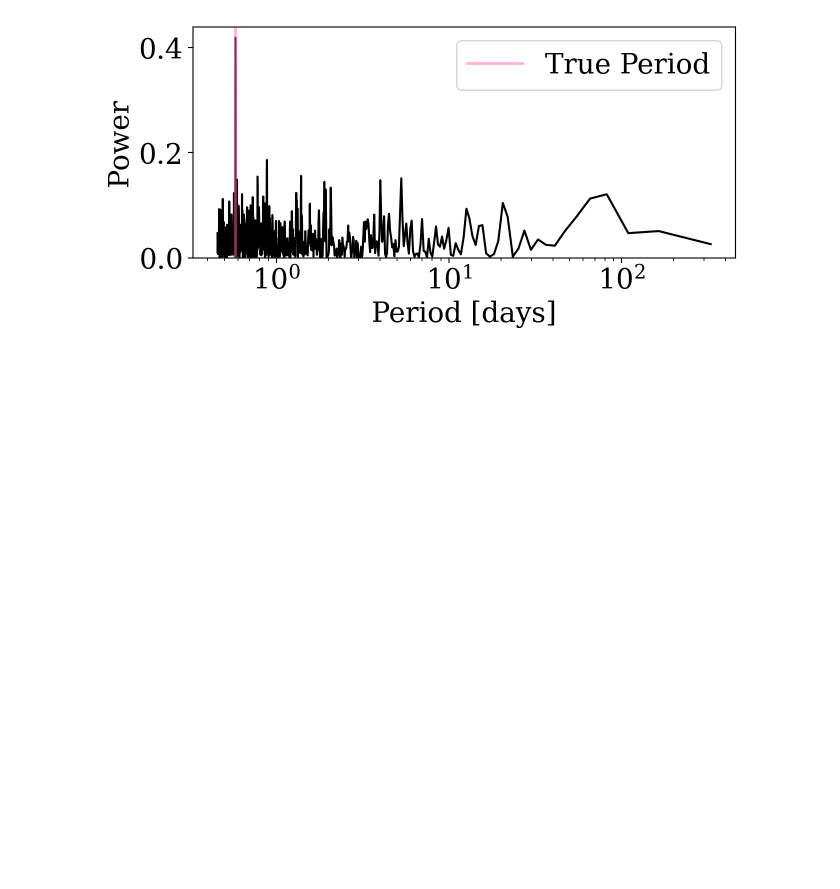
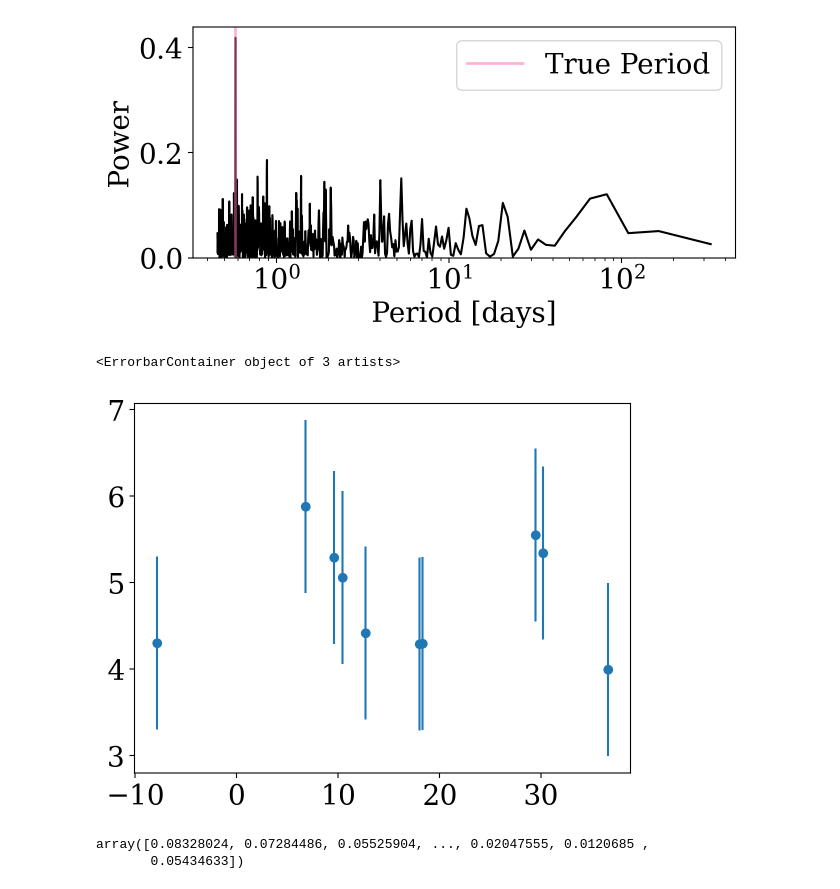
Before and after one commit to AndyTza/PeriodicLSSTScaps, a Jupyter notebook: tutorials/[Tutorial 3.0 - 23] - Single Band Astropy LombScargle Implementation.ipynb, the cells around one changed output. Cells and saved outputs as stored; diff of their text form; code cells hidden in the pictures; blank space fills up the shorter version.

```diff
--- a/tutorials/[Tutorial 3.0 - 23] - Single Band Astropy LombScargle Implementation.ipynb
+++ b/tutorials/[Tutorial 3.0 - 23] - Single Band Astropy LombScargle Implementation.ipynb
@@ -110,3 +120,13 @@ plt.minorticks_on
 # %% [output]
 <function matplotlib.pyplot.minorticks_on()>
 [figure]
+# %%
+N = 10
+times = np.linspace(0, 8*np.pi, N) + np.random.normal(2, 1e1, N)
+fluxes = np.sin(0.3 * times) + np.random.normal(0, 0.03, N) + 5
+eers = 1 + np.zeros(N)
+# %%
+plt.errorbar(times, fluxes, yerr=eers, fmt='o')
+# %% [output]
+<ErrorbarContainer object of 3 artists>
+[figure, added]
@@ -112,0 +146,5 @@ plt.minorticks_on
+# %%
+power
+# %% [output]
+array([0.08328024, 0.07284486, 0.05525904, ..., 0.02047555, 0.0120685 ,
+       0.05434633])
```
Also changed, not shown: parts of 7 cells of this notebook, 3 other files.
